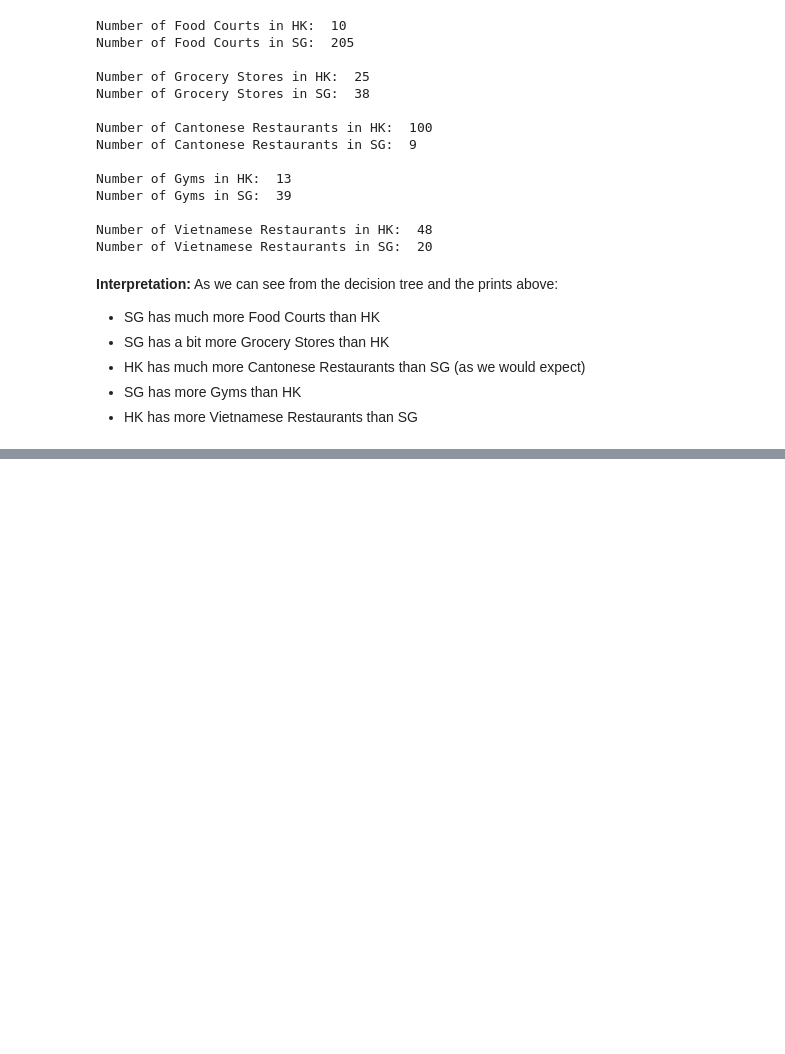
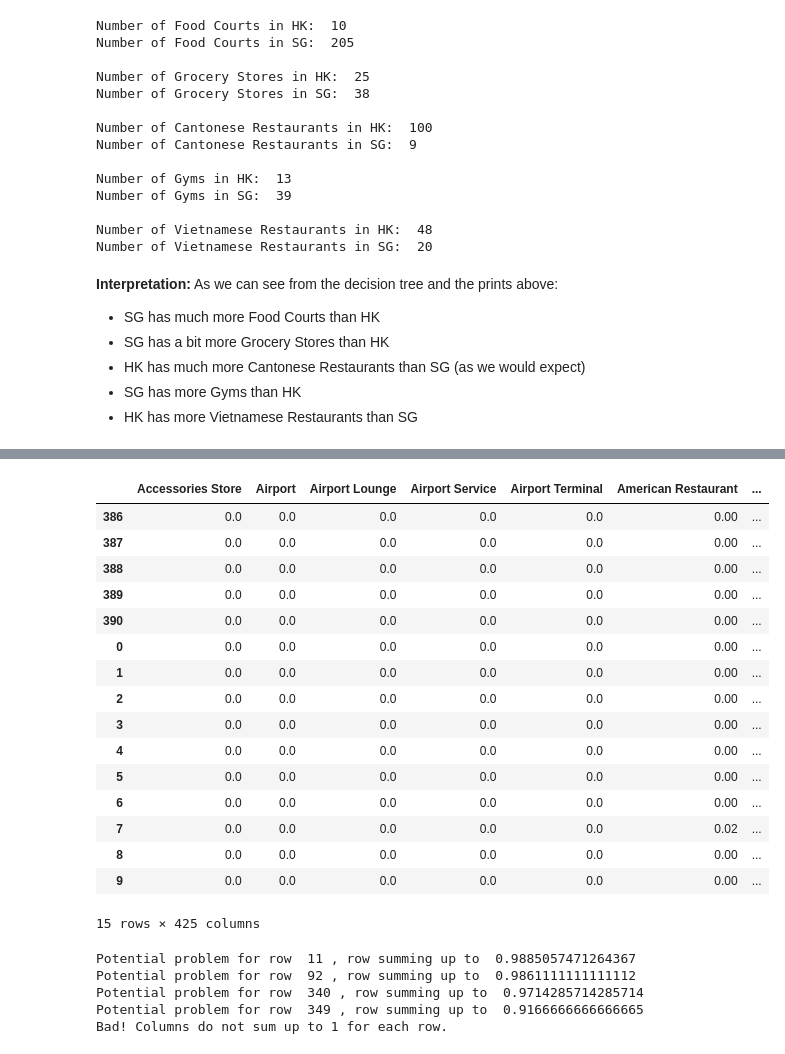
Before and after one commit to FabienNugier/Coursera_Capstone, a Jupyter notebook: IBM-DATASCIENCE-FinalProject(Weeks4-5)_Singapore_HK_Comparison.ipynb, the cells around one changed output, grey strips where cells are left out. Drawn from its saved outputs; the diff is of its cells as text; code cells hidden in the pictures; blank space fills up the shorter version.

```diff
--- a/IBM-DATASCIENCE-FinalProject(Weeks4-5)_Singapore_HK_Comparison.ipynb
+++ b/IBM-DATASCIENCE-FinalProject(Weeks4-5)_Singapore_HK_Comparison.ipynb
@@ -3117,0 +3378,37 @@ SyntaxError: invalid syntax (<ipython-input-237-ab8bcc0954f4>, line 1)
+# %%
+SGHKWorldVenues.tail(15)
+# %% [output]
+|  | Accessories Store | Airport | Airport Lounge | Airport Service | Airport Terminal | American Restaurant | ... |
+| 386 | 0.0 | 0.0 | 0.0 | 0.0 | 0.0 | 0.00 | ... |
+| 387 | 0.0 | 0.0 | 0.0 | 0.0 | 0.0 | 0.00 | ... |
+| 388 | 0.0 | 0.0 | 0.0 | 0.0 | 0.0 | 0.00 | ... |
+| 389 | 0.0 | 0.0 | 0.0 | 0.0 | 0.0 | 0.00 | ... |
+| 390 | 0.0 | 0.0 | 0.0 | 0.0 | 0.0 | 0.00 | ... |
+| 0 | 0.0 | 0.0 | 0.0 | 0.0 | 0.0 | 0.00 | ... |
+| 1 | 0.0 | 0.0 | 0.0 | 0.0 | 0.0 | 0.00 | ... |
+| 2 | 0.0 | 0.0 | 0.0 | 0.0 | 0.0 | 0.00 | ... |
+| 3 | 0.0 | 0.0 | 0.0 | 0.0 | 0.0 | 0.00 | ... |
+| 4 | 0.0 | 0.0 | 0.0 | 0.0 | 0.0 | 0.00 | ... |
+| 5 | 0.0 | 0.0 | 0.0 | 0.0 | 0.0 | 0.00 | ... |
+| 6 | 0.0 | 0.0 | 0.0 | 0.0 | 0.0 | 0.00 | ... |
+| 7 | 0.0 | 0.0 | 0.0 | 0.0 | 0.0 | 0.02 | ... |
+| 8 | 0.0 | 0.0 | 0.0 | 0.0 | 0.0 | 0.00 | ... |
+| 9 | 0.0 | 0.0 | 0.0 | 0.0 | 0.0 | 0.00 | ... |
+15 rows × 425 columns
+# %%
+allisone = True
+for i in range(len(SGHKWorldVenues)):
+    if (abs(SGHKWorldVenues.iloc[i,1:].astype('float64').sum() - 1.0) > 0.00001):
+        allisone = False
+        print('Potential problem for row ',i,', row summing up to ', SGHKWorldVenues.iloc[i,1:].astype('float64').sum())
+
+if allisone == True:
+    print("Good! Columns sum up to 1 for each row.")
+else:
+    print("Bad! Columns do not sum up to 1 for each row.")
+# %% [output]
+Potential problem for row  11 , row summing up to  0.9885057471264367
+Potential problem for row  92 , row summing up to  0.9861111111111112
+Potential problem for row  340 , row summing up to  0.9714285714285714
+Potential problem for row  349 , row summing up to  0.9166666666666665
+Bad! Columns do not sum up to 1 for each row.
```
Also changed, not shown: parts of 79 cells of this notebook.
